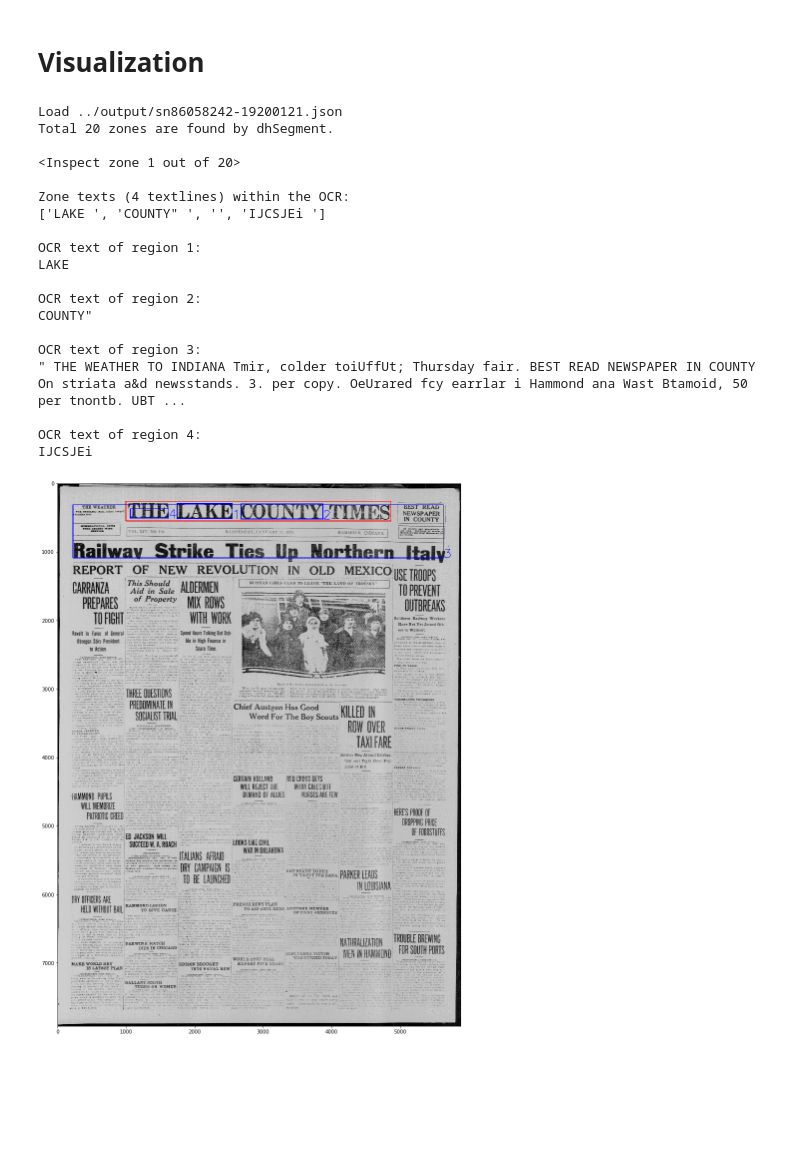
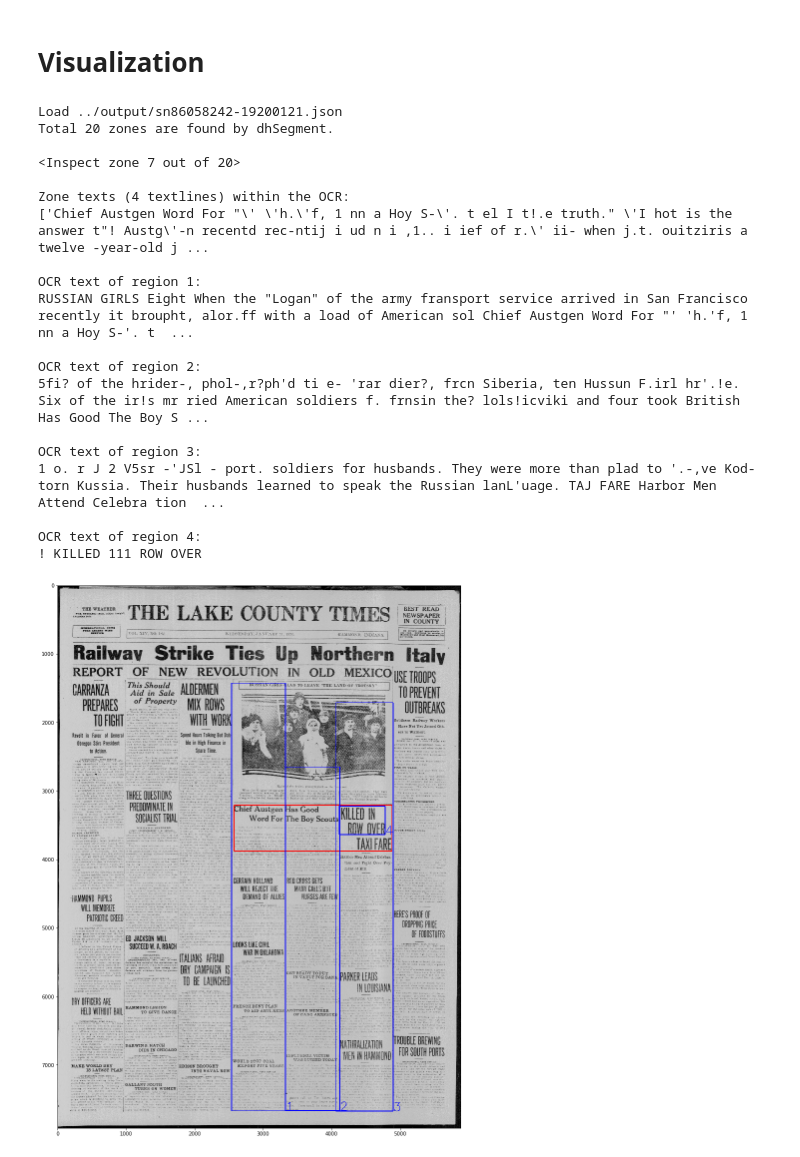
Before and after one commit to chulwoopack/Zone2OCR, a Jupyter notebook: demo/Interactive Demo.ipynb, the cells around one changed output. Drawn from its saved outputs; the diff is of its cells as text; code cells hidden in the pictures; blank space fills up the shorter version.

```diff
--- a/demo/Interactive Demo.ipynb
+++ b/demo/Interactive Demo.ipynb
@@ -191,7 +191,7 @@ for zone_idx,zone_textBlock in enumerate(tqdm(zone_textBlocks)):
                     set_contents += (str(string.attributes["CONTENT"].value) + ' ')
 
                     # Subset of OCR within the Zone
-                    if(zone_polygon.contains(txt_polygon)):
+                    if(zone_polygon.intersects(txt_polygon)):
                         sub_contents += (str(string.attributes["CONTENT"].value) + ' ')
 
             # Build json
@@ -224,7 +224,7 @@ with open(json_file) as in_json_fp:
 print("Total {} zones are found by dhSegment.\n".format(len(data)))
 
 # Change index number for further inspection
-zone_idx = 0
+zone_idx = 6
 
 print("<Inspect zone {} out of {}>\n".format(zone_idx+1,len(data)))
 zone_textBox = data[zone_idx]
@@ -241,37 +241,37 @@ print("Zone texts ({} textlines) within the OCR:\n{}\n".format(len(zone_textBox[
 for ocr_idx in range(len(zone_textBox['ocr_coords'])):
     # Draw zone region (blue color)
     cv2.drawContours(canvas,np.int32([np.array(zone_textBox['ocr_coords'][ocr_idx])]),0,(0,0,255),10)
 
     font                   = cv2.FONT_HERSHEY_SIMPLEX
     topLeftCornerOfText    = tuple(zone_textBox['ocr_coords'][ocr_idx][1])
     fontScale              = 6
     fontColor              = (0,0,255)
     lineType               = 6
     cv2.putText(canvas, str(ocr_idx+1), topLeftCornerOfText, font, fontScale, fontColor,lineType, cv2.LINE_AA)
 
     print("OCR text of region {}:\n{}\n".format(ocr_idx+1,zone_textBox['ocr_texts'][ocr_idx]))
 
 plt.figure(figsize=(20,20))
 plt.imshow(canvas)
 plt.show()
 # %% [output]
 Load ../output/sn86058242-19200121.json
 Total 20 zones are found by dhSegment.
 
-<Inspect zone 1 out of 20>
+<Inspect zone 7 out of 20>
 
 Zone texts (4 textlines) within the OCR:
-['LAKE ', 'COUNTY" ', '', 'IJCSJEi ']
+['Chief Austgen Word For "\' \'h.\'f, 1 nn a Hoy S-\'. t el I t!.e truth." \'I hot is the answer t"! Austg\'-n recentd rec-ntij i ud n i ,1.. i ief of r.\' ii- when j.t. ouitziris a twelve -year-old j ...
 
 OCR text of region 1:
-LAKE
+RUSSIAN GIRLS Eight When the "Logan" of the army fransport service arrived in San Francisco recently it broupht, alor.ff with a load of American sol Chief Austgen Word For "' 'h.'f, 1 nn a Hoy S-'. t  ...
 
 OCR text of region 2:
-COUNTY"
+5fi? of the hrider-, phol-,r?ph'd ti e- 'rar dier?, frcn Siberia, ten Hussun F.irl hr'.!e. Six of the ir!s mr ried American soldiers f. frnsin the? lols!icviki and four took British Has Good The Boy S ...
 
 OCR text of region 3:
-" THE WEATHER TO INDIANA Tmir, colder toiUffUt; Thursday fair. BEST READ NEWSPAPER IN COUNTY On striata a&d newsstands. 3. per copy. OeUrared fcy earrlar i Hammond ana Wast Btamoid, 50 per tnontb. UBT ...
+1 o. r J 2 V5sr -'JSl - port. soldiers for husbands. They were more than plad to '.-,ve Kod-torn Kussia. Their husbands learned to speak the Russian lanL'uage. TAJ FARE Harbor Men Attend Celebra tion  ...
 
 OCR text of region 4:
-IJCSJEi
+! KILLED 111 ROW OVER
-[figure, old version]
+[figure, new version]
```
